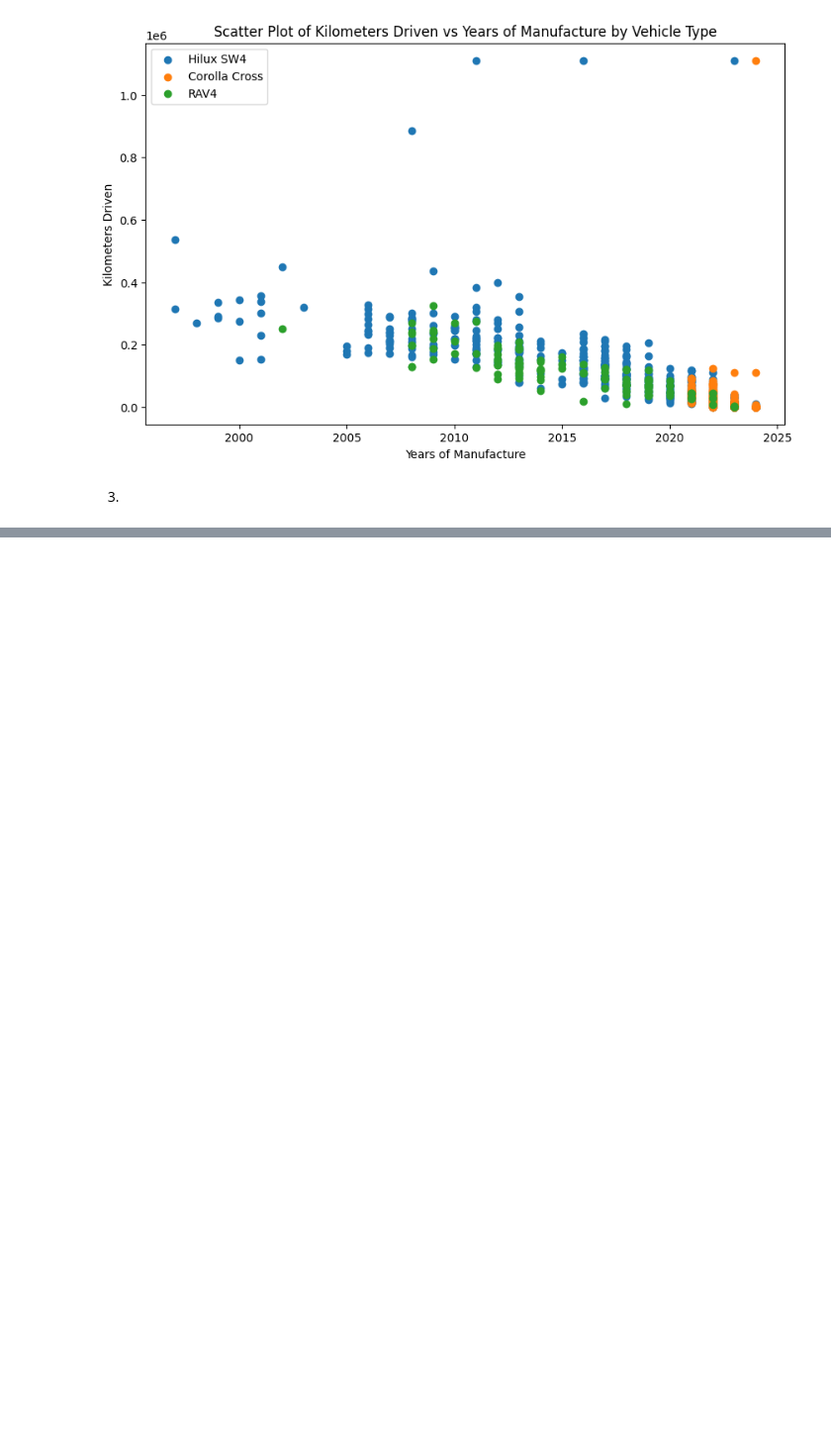
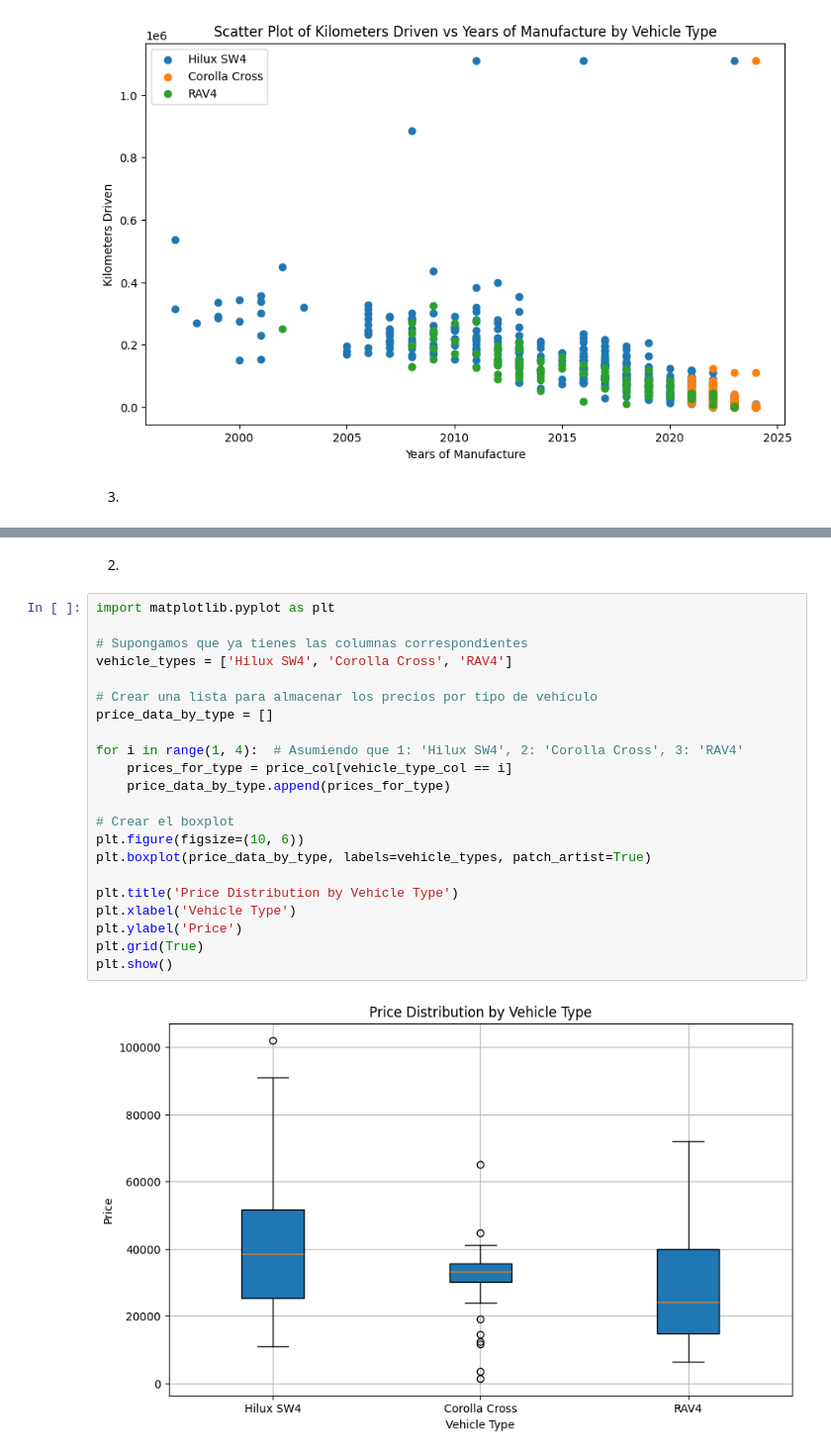
Before and after one commit to toiaalynch/machineLearningTP1, a Jupyter notebook: notebook/Entrega.ipynb, the cells around one changed output, grey strips where cells are left out. Shown at 99% size. Drawn from its saved outputs; the diff is of its cells as text; blank space fills up the shorter version.

```diff
--- a/notebook/Entrega.ipynb
+++ b/notebook/Entrega.ipynb
@@ -125,0 +239,26 @@ plt.show()
+# %% [markdown]
+2.
+# %%
+import matplotlib.pyplot as plt
+
+# Supongamos que ya tienes las columnas correspondientes
+vehicle_types = ['Hilux SW4', 'Corolla Cross', 'RAV4']
+
+# Crear una lista para almacenar los precios por tipo de vehículo
+price_data_by_type = []
+
+for i in range(1, 4):  # Asumiendo que 1: 'Hilux SW4', 2: 'Corolla Cross', 3: 'RAV4'
+    prices_for_type = price_col[vehicle_type_col == i]
+    price_data_by_type.append(prices_for_type)
+
+# Crear el boxplot
+plt.figure(figsize=(10, 6))
+plt.boxplot(price_data_by_type, labels=vehicle_types, patch_artist=True)
+
+plt.title('Price Distribution by Vehicle Type')
+plt.xlabel('Vehicle Type')
+plt.ylabel('Price')
+plt.grid(True)
+plt.show()
+# %% [output]
+[figure, added]
```
Also changed, not shown: parts of 23 cells of this notebook, 3 other files.
